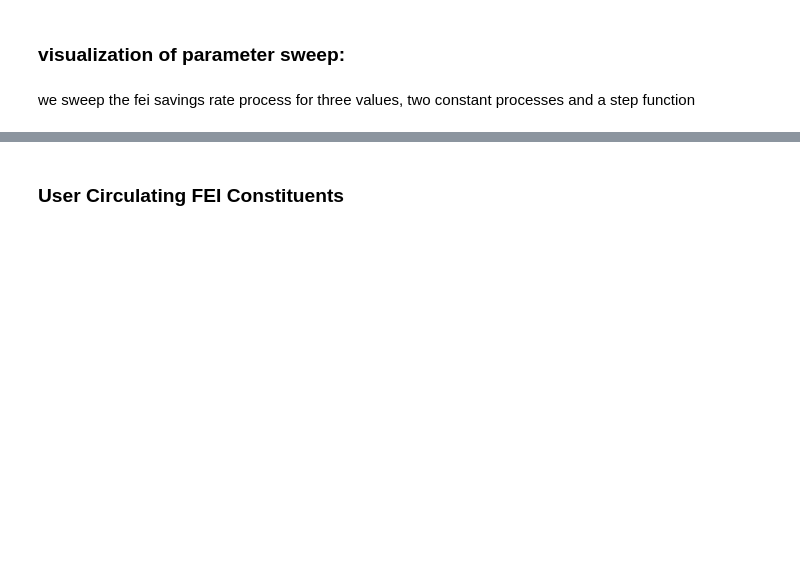
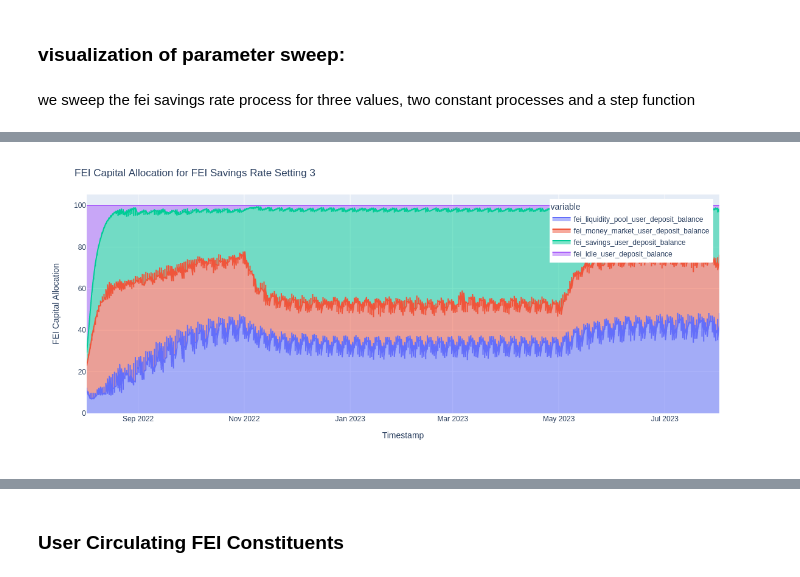
Before and after one commit to CADLabs/fei-protocol-model, a Jupyter notebook: experiments/notebooks/fei_capital_allocation_notebook.ipynb, the cells around one changed output, grey strips where cells are left out. Cells and saved outputs as stored; diff of their text form; code cells hidden in the pictures; blank space fills up the shorter version.

```diff
--- a/experiments/notebooks/fei_capital_allocation_notebook.ipynb
+++ b/experiments/notebooks/fei_capital_allocation_notebook.ipynb
@@ -73,5 +91,5 @@ cam_deposits = [
     "fei_liquidity_pool_user_deposit",
     "fei_money_market_user_deposit",
     "fei_savings_user_deposit",
-    #"fei_idle_user_deposit",
+    "fei_idle_user_deposit",
 ]
@@ -210,16 +347,18 @@ get_weight_evolution_average(df, 2).plot(
 # %%
 fig = px.area(df.query('subset==2'), x='timestamp', y=use_cols, groupnorm="percent")
 
 fig.update_layout(
     title="FEI Capital Allocation for FEI Savings Rate Setting 3",
     xaxis_title="Timestamp",
     yaxis_title="FEI Capital Allocation",
     legend=dict(
         yanchor="top",
         y=0.98,
-        xanchor="left",
-        x=0.01
+        xanchor="right",
+        x=0.99
     )
 )
 
 fig.show()
+# %% [output]
+[figure, added]
```
Also changed, not shown: parts of 75 cells of this notebook, 2 other files.
